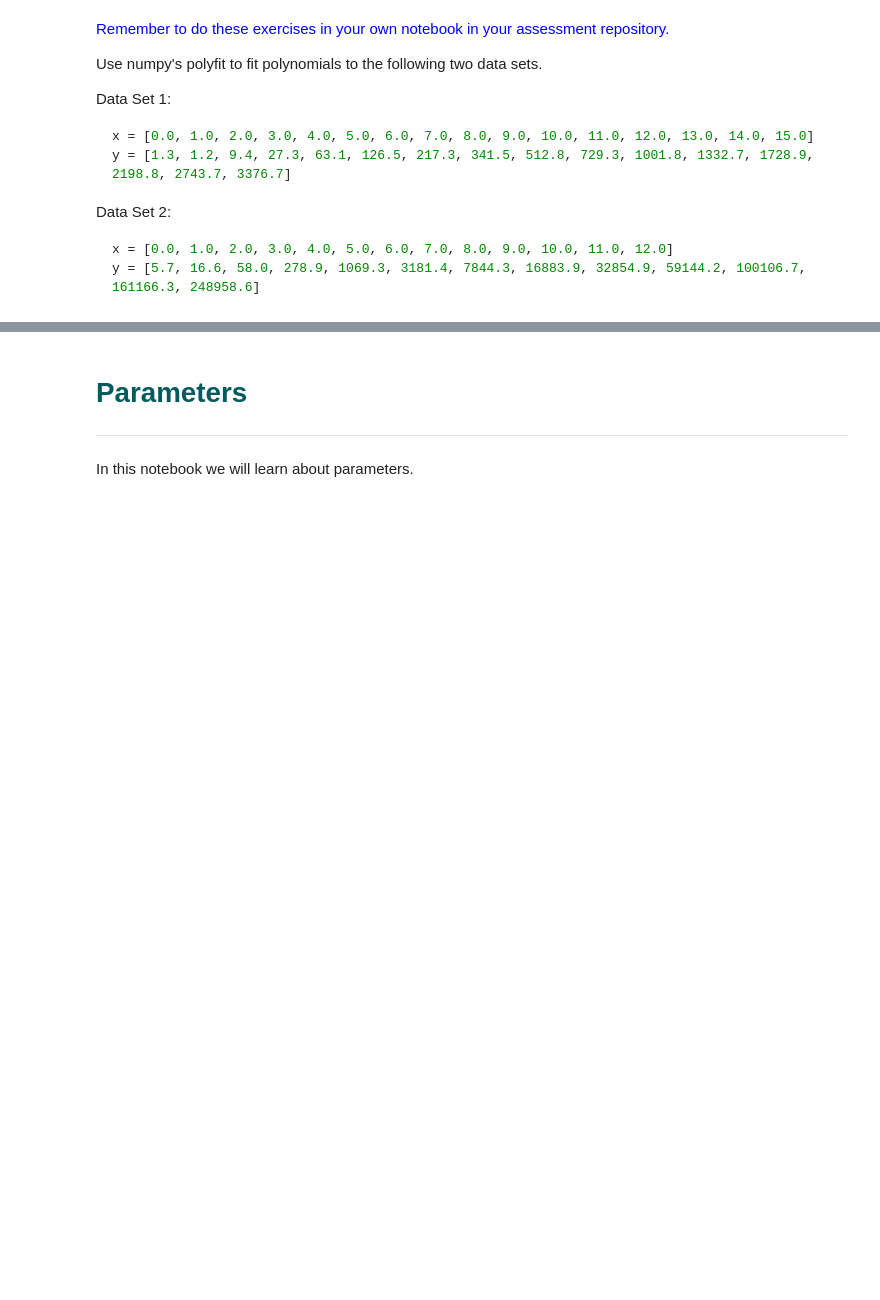
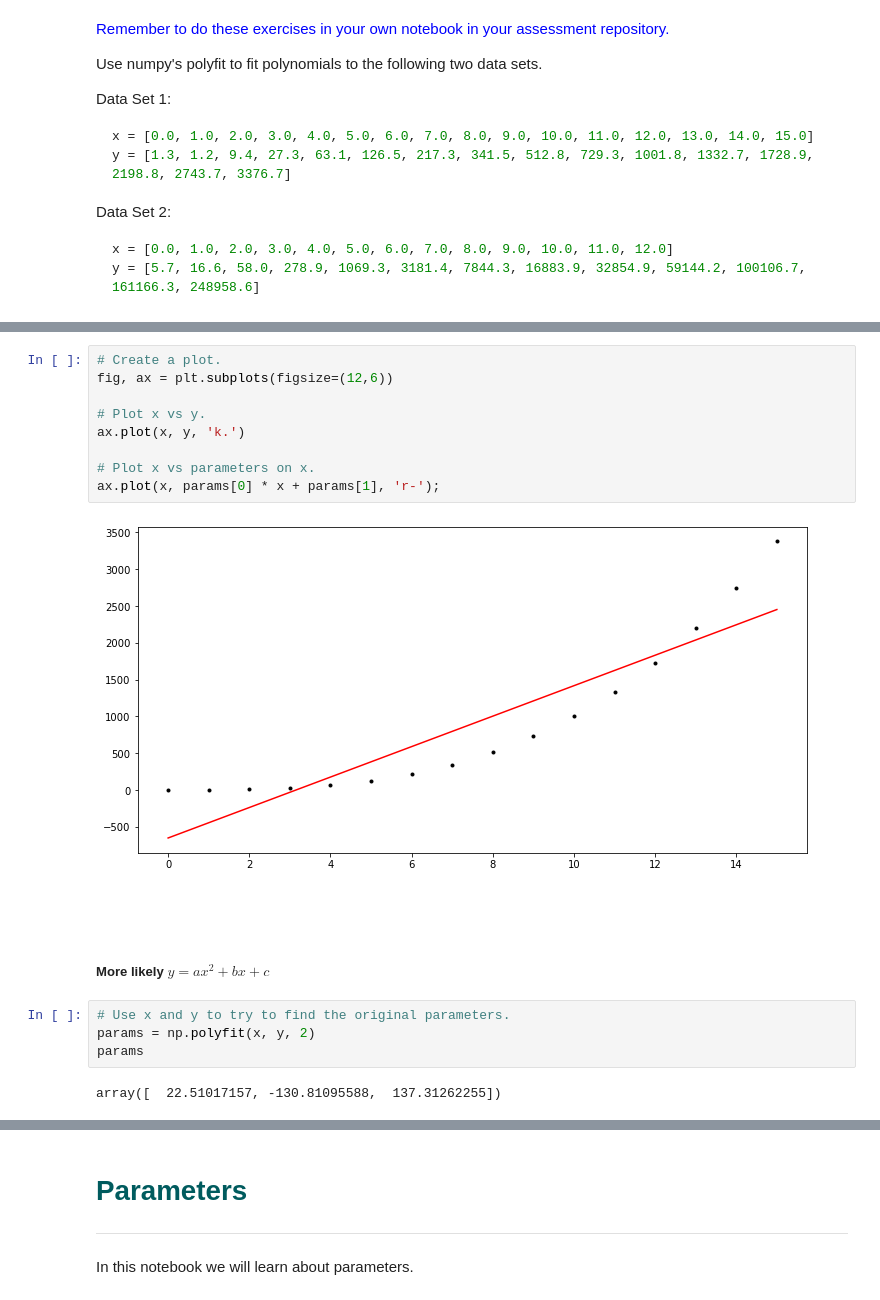
Before and after one commit to doodymack/Machine_Learn_Stats-Assessment, a Jupyter notebook: Exercises/03-parameters_exercises.ipynb, the cells around one changed output, grey strips where cells are left out. Saved outputs shown, nothing was run; the diff lists cells and outputs as text; blank space fills up the shorter version.

```diff
--- a/Exercises/03-parameters_exercises.ipynb
+++ b/Exercises/03-parameters_exercises.ipynb
@@ -18,0 +60,22 @@ y = [5.7, 16.6, 58.0, 278.9, 1069.3, 3181.4, 7844.3, 16883.9, 32854.9, 59144.2,
+# %%
+# Create a plot.
+fig, ax = plt.subplots(figsize=(12,6))
+
+# Plot x vs y.
+ax.plot(x, y, 'k.')
+
+# Plot x vs parameters on x.
+ax.plot(x, params[0] * x + params[1], 'r-');
+# %% [output]
+[figure, added]
+# %% [markdown]
+ <br><br>
+
+
+ ##### More likely $ y = a x^2 + b x + c $
+# %%
+# Use x and y to try to find the original parameters.
+params = np.polyfit(x, y, 2)
+params
+# %% [output]
+array([  22.51017157, -130.81095588,  137.31262255])
```
Also changed, not shown: parts of 63 cells of this notebook.
